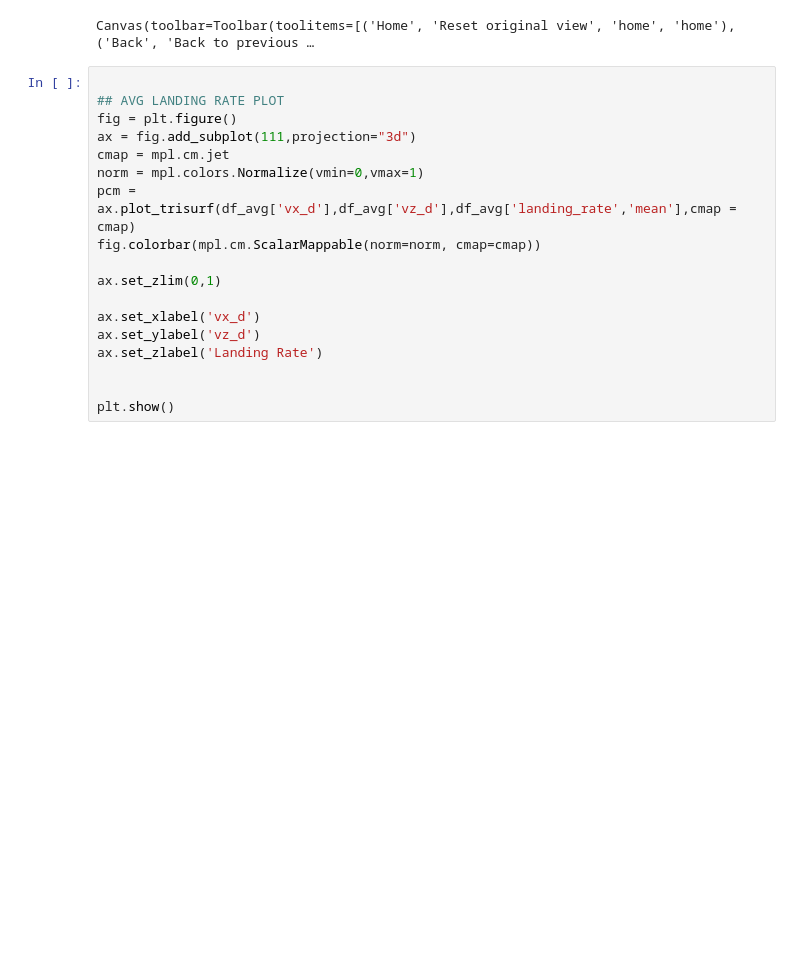
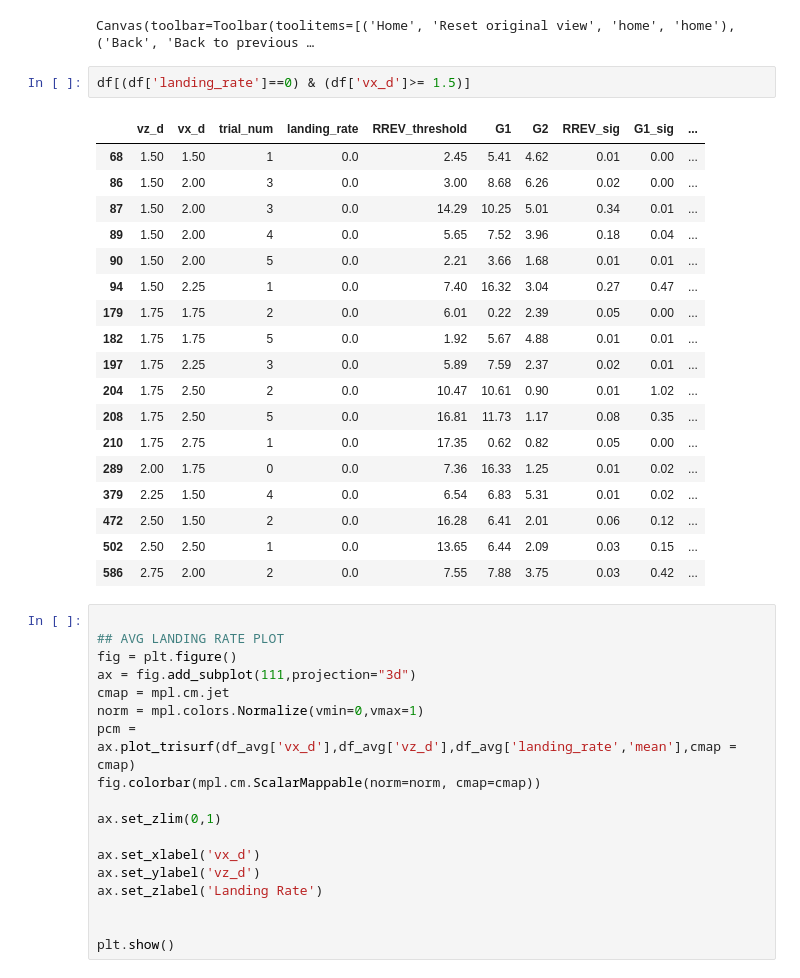
Before and after one commit to bhabas/sar_simulation, a Jupyter notebook: src/Projects/Wide-Short_DataAnalysis/Wide-Short_Analysis.ipynb, the cells around one changed output. Cells and saved outputs as stored; diff of their text form; blank space fills up the shorter version.

```diff
--- a/src/Projects/Wide-Short_DataAnalysis/Wide-Short_Analysis.ipynb
+++ b/src/Projects/Wide-Short_DataAnalysis/Wide-Short_Analysis.ipynb
@@ -43,6 +43,27 @@ ax.set_zlabel('landing rate')
 plt.show()
 # %% [output]
 Canvas(toolbar=Toolbar(toolitems=[('Home', 'Reset original view', 'home', 'home'), ('Back', 'Back to previous …
+# %%
+df[(df['landing_rate']==0) & (df['vx_d']>= 1.5)]
+# %% [output]
+|  | vz_d | vx_d | trial_num | landing_rate | RREV_threshold | G1 | G2 | RREV_sig | G1_sig | ... |
+| 68 | 1.50 | 1.50 | 1 | 0.0 | 2.45 | 5.41 | 4.62 | 0.01 | 0.00 | ... |
+| 86 | 1.50 | 2.00 | 3 | 0.0 | 3.00 | 8.68 | 6.26 | 0.02 | 0.00 | ... |
+| 87 | 1.50 | 2.00 | 3 | 0.0 | 14.29 | 10.25 | 5.01 | 0.34 | 0.01 | ... |
+| 89 | 1.50 | 2.00 | 4 | 0.0 | 5.65 | 7.52 | 3.96 | 0.18 | 0.04 | ... |
+| 90 | 1.50 | 2.00 | 5 | 0.0 | 2.21 | 3.66 | 1.68 | 0.01 | 0.01 | ... |
+| 94 | 1.50 | 2.25 | 1 | 0.0 | 7.40 | 16.32 | 3.04 | 0.27 | 0.47 | ... |
+| 179 | 1.75 | 1.75 | 2 | 0.0 | 6.01 | 0.22 | 2.39 | 0.05 | 0.00 | ... |
+| 182 | 1.75 | 1.75 | 5 | 0.0 | 1.92 | 5.67 | 4.88 | 0.01 | 0.01 | ... |
+| 197 | 1.75 | 2.25 | 3 | 0.0 | 5.89 | 7.59 | 2.37 | 0.02 | 0.01 | ... |
+| 204 | 1.75 | 2.50 | 2 | 0.0 | 10.47 | 10.61 | 0.90 | 0.01 | 1.02 | ... |
+| 208 | 1.75 | 2.50 | 5 | 0.0 | 16.81 | 11.73 | 1.17 | 0.08 | 0.35 | ... |
+| 210 | 1.75 | 2.75 | 1 | 0.0 | 17.35 | 0.62 | 0.82 | 0.05 | 0.00 | ... |
+| 289 | 2.00 | 1.75 | 0 | 0.0 | 7.36 | 16.33 | 1.25 | 0.01 | 0.02 | ... |
+| 379 | 2.25 | 1.50 | 4 | 0.0 | 6.54 | 6.83 | 5.31 | 0.01 | 0.02 | ... |
+| 472 | 2.50 | 1.50 | 2 | 0.0 | 16.28 | 6.41 | 2.01 | 0.06 | 0.12 | ... |
+| 502 | 2.50 | 2.50 | 1 | 0.0 | 13.65 | 6.44 | 2.09 | 0.03 | 0.15 | ... |
+| 586 | 2.75 | 2.00 | 2 | 0.0 | 7.55 | 7.88 | 3.75 | 0.03 | 0.42 | ... |
 # %%
 
 ## AVG LANDING RATE PLOT
```
Also changed, not shown: parts of 4 cells of this notebook, 7 other files.
